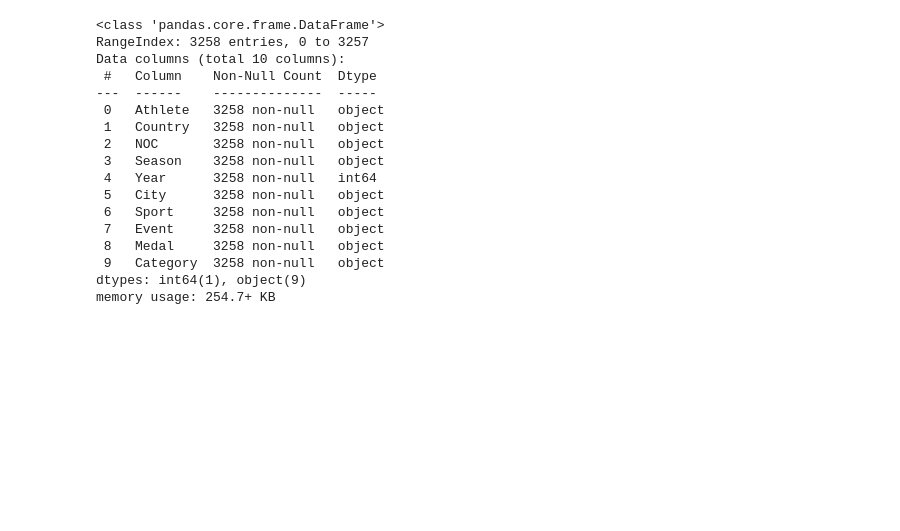
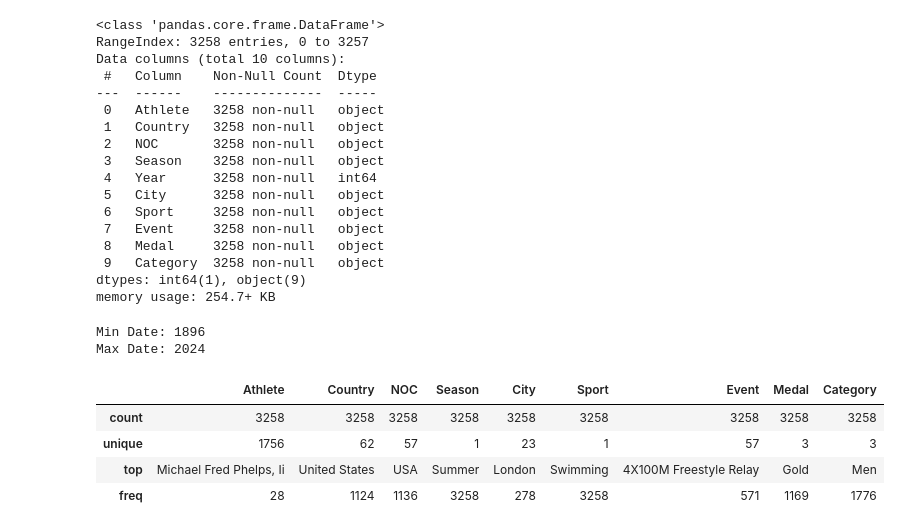
Before and after one commit to dagartga/olympics-data-project, a Jupyter notebook: olympics_data_project/notebooks/olympics_swimming_eda.ipynb, the cells around one changed output. Saved outputs shown, nothing was run; the diff lists cells and outputs as text; code cells hidden in the pictures; blank space fills up the shorter version.

```diff
--- a/olympics_data_project/notebooks/olympics_swimming_eda.ipynb
+++ b/olympics_data_project/notebooks/olympics_swimming_eda.ipynb
@@ -8,5 +8,5 @@ import seaborn as sns
 # %% [markdown]
 ## Initial Statistics
 # %%
-olympics_df = pd.read_csv('../data/processed/swimming/swimming_results.csv')
+swim_df = pd.read_csv('../data/processed/swimming/swimming_results.csv')
 # %%
@@ -29,3 +29,18 @@ Data columns (total 10 columns):
  9   Category  3258 non-null   object
 dtypes: int64(1), object(9)
 memory usage: 254.7+ KB
+# %%
+print(f"Min Date: {swim_df['Year'].min()}")
+print(f"Max Date: {swim_df['Year'].max()}")
+# %% [output]
+Min Date: 1896
+Max Date: 2024
+# %%
+# view the categorical columns summary statistics
+swim_df[swim_df.dtypes[swim_df.dtypes == 'object'].index].describe()
+# %% [output]
+|  | Athlete | Country | NOC | Season | City | Sport | Event | Medal | Category |
+| count | 3258 | 3258 | 3258 | 3258 | 3258 | 3258 | 3258 | 3258 | 3258 |
+| unique | 1756 | 62 | 57 | 1 | 23 | 1 | 57 | 3 | 3 |
+| top | Michael Fred Phelps, Ii | United States | USA | Summer | London | Swimming | 4X100M Freestyle Relay | Gold | Men |
+| freq | 28 | 1124 | 1136 | 3258 | 278 | 3258 | 571 | 1169 | 1776 |
```
Also changed, not shown: parts of 19 cells of this notebook.
